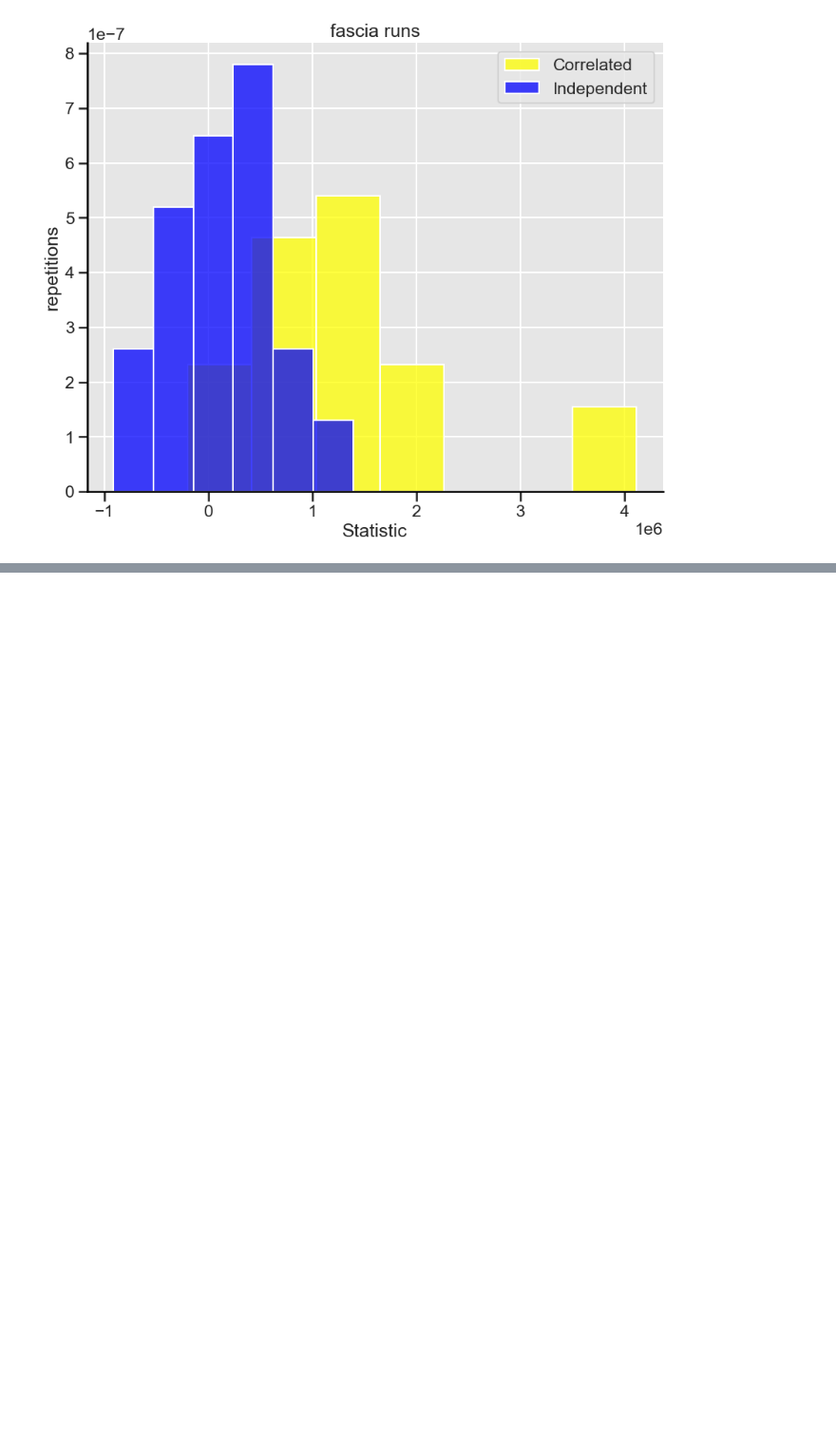
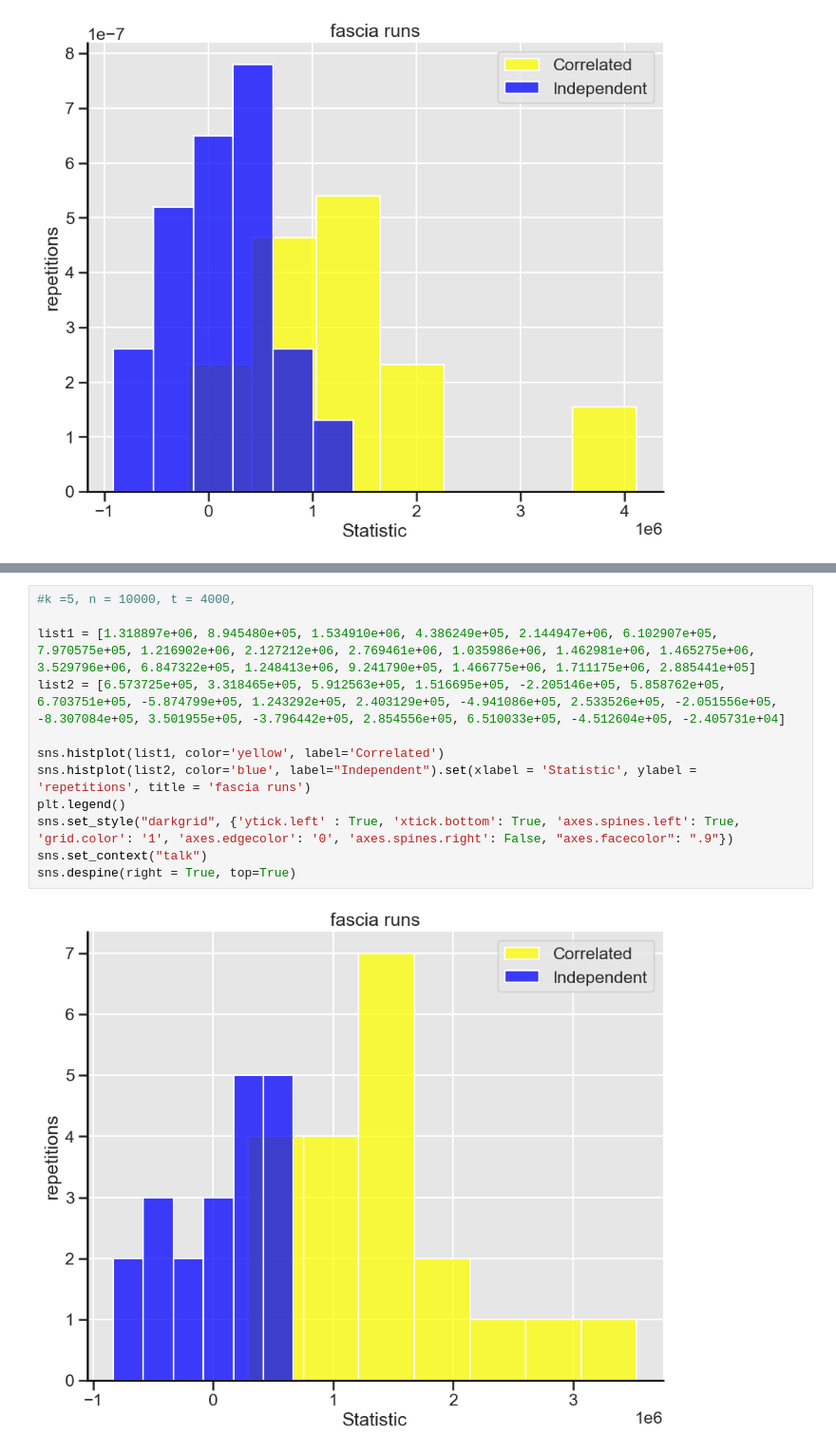
Before and after one commit to louishu17/fasciaGraphSimilarity, a Jupyter notebook: FasciaVisualizations.ipynb, the cells around one changed output, grey strips where cells are left out. Shown: that part at 95% size. Drawn from its saved outputs; the diff is of its cells as text; blank space fills up the shorter version.

```diff
--- a/FasciaVisualizations.ipynb
+++ b/FasciaVisualizations.ipynb
@@ -121,0 +136,14 @@ sns.despine(right = True, top=True)
+# %%
+#k =5, n = 10000, t = 4000,
+
+list1 = [1.318897e+06, 8.945480e+05, 1.534910e+06, 4.386249e+05, 2.144947e+06, 6.102907e+05, 7.970575e+05, 1.216902e+06, 2.127212e+06, 2.769461e+06, 1.035986e+06, 1.462981e+06, 1.465275e+06, 3.529796e+06, 6.847322e+05, 1.248413e+06, 9.241790e+05, 1.466775e+06, 1.711175e+06, 2.885441e+05]
+list2 = [6.573725e+05, 3.318465e+05, 5.912563e+05, 1.516695e+05, -2.205146e+05, 5.858762e+05, 6.703751e+05, -5.874799e+05, 1.243292e+05, 2.403129e+05, -4.941086e+05, 2.533526e+05, -2.051556e+05, -8.307084e+05, 3.501955e+05, -3.796442e+05, 2.854556e+05, 6.510033e+05, -4.512604e+05, -2.405731e+04]
+
+sns.histplot(list1, color='yellow', label='Correlated')
+sns.histplot(list2, color='blue', label="Independent").set(xlabel = 'Statistic', ylabel = 'repetitions', title = 'fascia runs')
+plt.legend()
+sns.set_style("darkgrid", {'ytick.left' : True, 'xtick.bottom': True, 'axes.spines.left': True, 'grid.color': '1', 'axes.edgecolor': '0', 'axes.spines.right': False, "axes.facecolor": ".9"})
+sns.set_context("talk")
+sns.despine(right = True, top=True)
+# %% [output]
+[figure, added]
```
Also changed, not shown: parts of 3 cells of this notebook, 3 other files.
